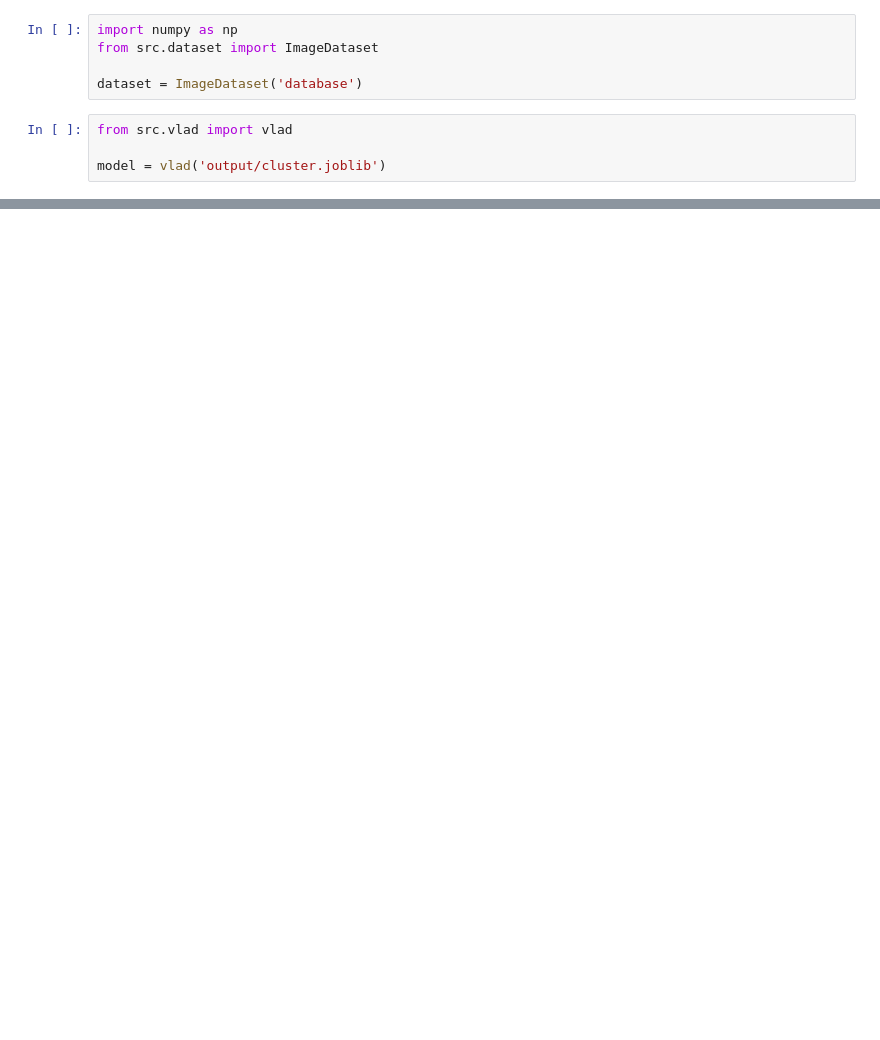
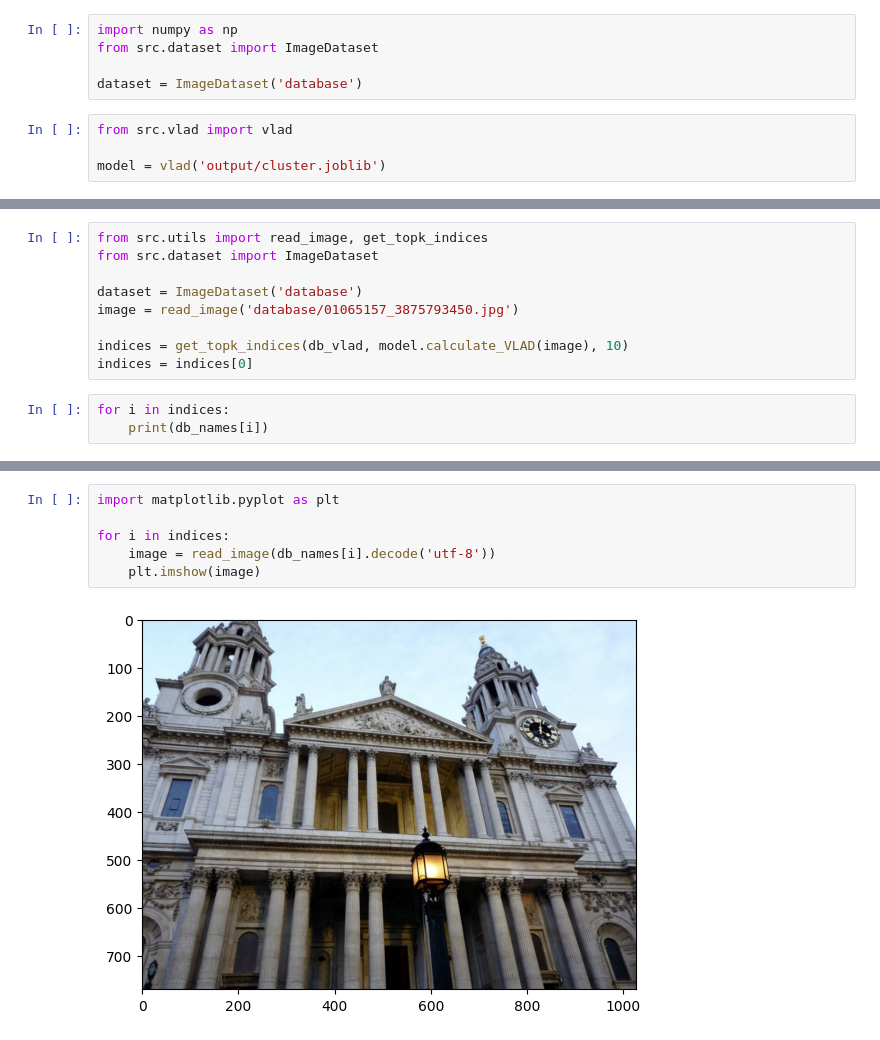
Before and after one commit to ginofft/RoadToFullStack, a Jupyter notebook: src/backend/playground.ipynb, the cells around one changed output, grey strips where cells are left out. Cells and saved outputs as stored; diff of their text form; blank space fills up the shorter version.

```diff
--- a/src/backend/playground.ipynb
+++ b/src/backend/playground.ipynb
@@ -24,0 +17,12 @@ KeyError: "Unable to open object (object 'vlads' doesn't exist)"
+# %%
+from src.utils import read_image, get_topk_indices
+from src.dataset import ImageDataset
+
+dataset = ImageDataset('database')
+image = read_image('database/01065157_3875793450.jpg')
+
+indices = get_topk_indices(db_vlad, model.calculate_VLAD(image), 10)
+indices = indices[0]
+# %%
+for i in indices:
+    print(db_names[i])
@@ -24,0 +40,8 @@ KeyError: "Unable to open object (object 'vlads' doesn't exist)"
+# %%
+import matplotlib.pyplot as plt
+
+for i in indices:
+    image = read_image(db_names[i].decode('utf-8'))
+    plt.imshow(image)
+# %% [output]
+[figure, added]
```
Also changed, not shown: parts of 3 cells of this notebook, 1 other file.
